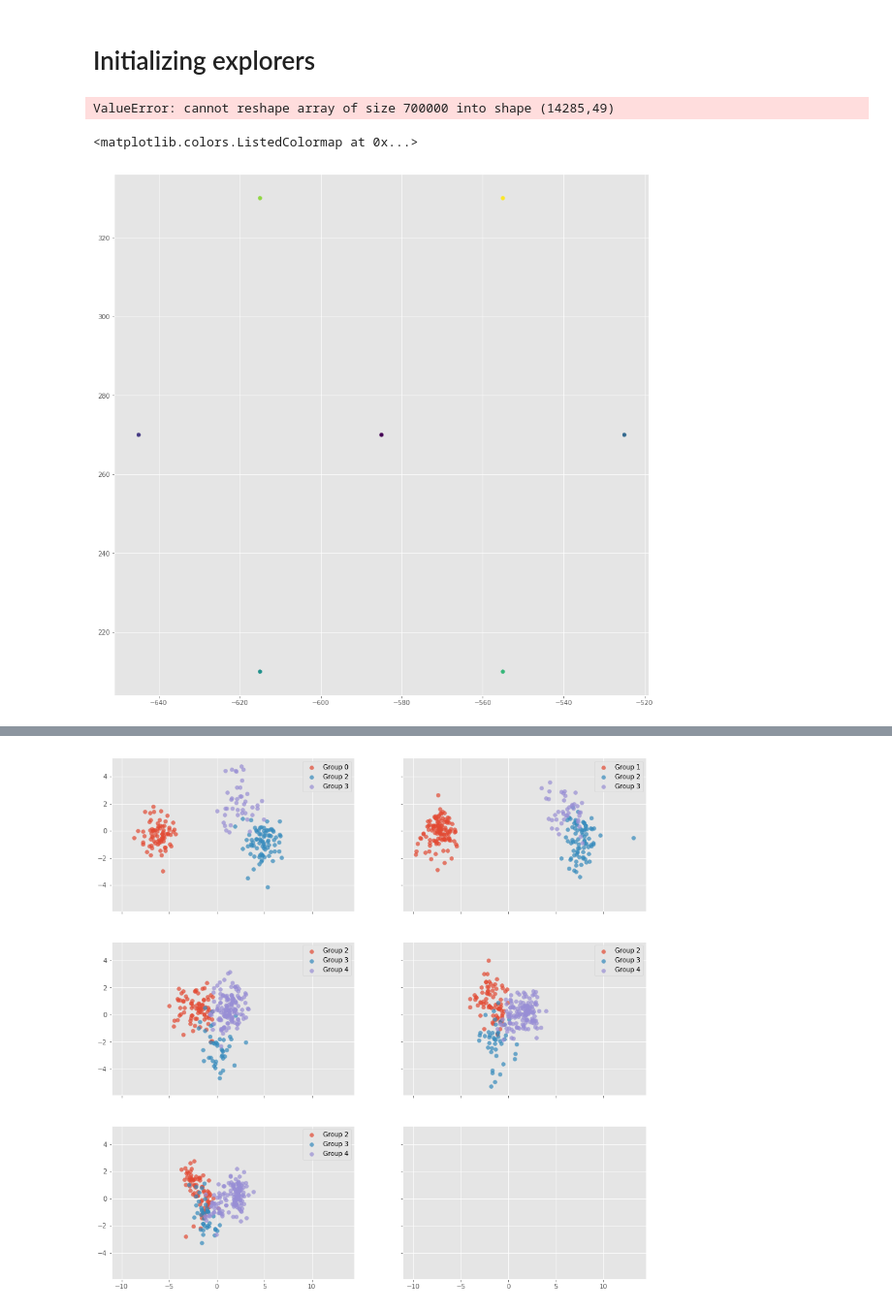
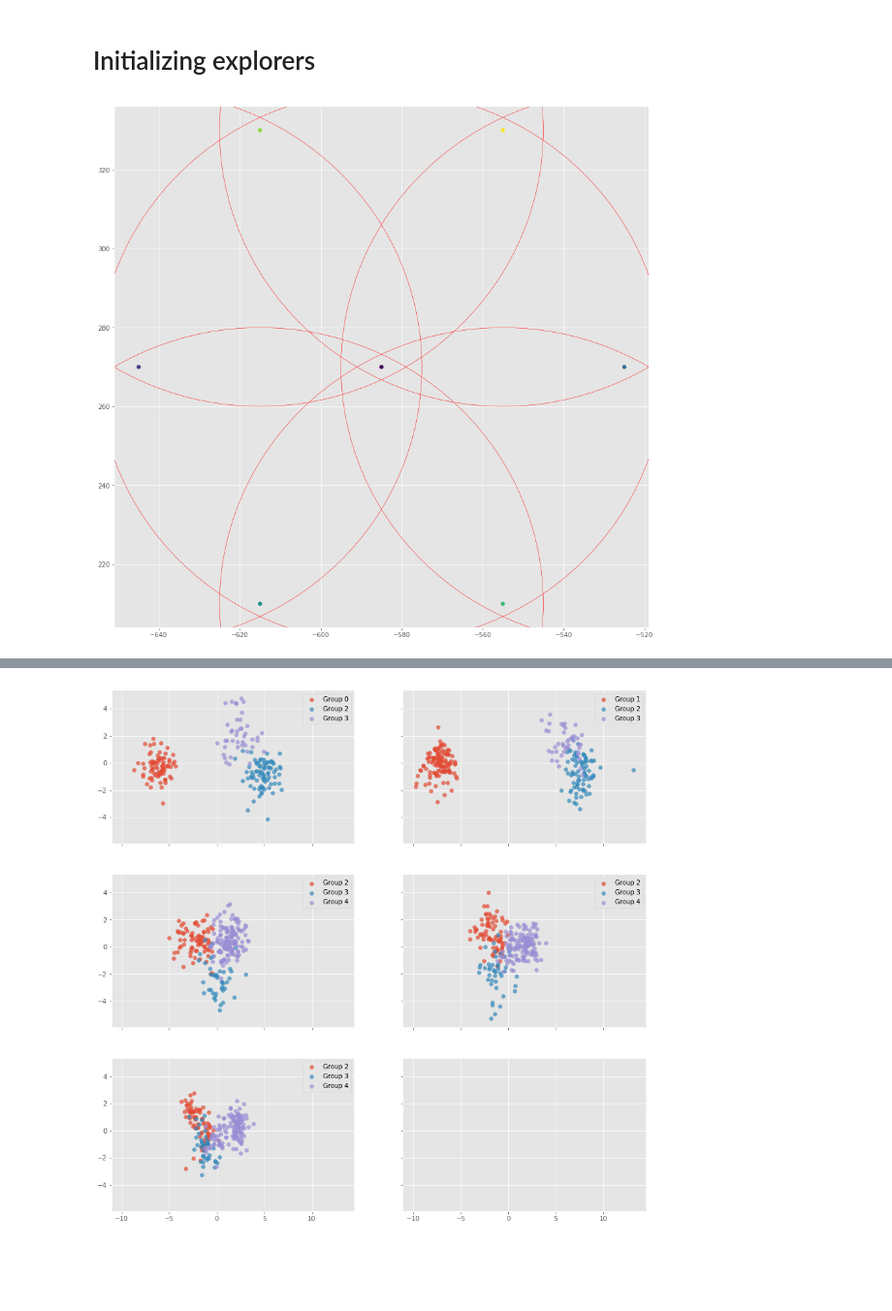
Before and after one commit to edublancas/neural-clustering, a Jupyter notebook: notebooks/cluster-evaluation.ipynb, the cells around one changed output, grey strips where cells are left out. Shown at 97% size. Saved outputs shown, nothing was run; the diff lists cells and outputs as text; code cells hidden in the pictures; blank space fills up the shorter version.

Commit message:
plotting function to explorer

```diff
--- a/notebooks/cluster-evaluation.ipynb
+++ b/notebooks/cluster-evaluation.ipynb
@@ -28,7 +28,7 @@ logging.basicConfig(level=logging.ERROR)
 # Loading configuration files and YASS output
 # %%
 # load configuration files
-cfg_yass = Config.from_yaml('../yass_config/local_49ch.yaml')
+cfg_yass = Config.from_yaml('../yass_config/local_100k.yaml')
 cfg = config.load('../config.yaml')
 # %%
 # load data generated from yass
@@ -67,5 +67,3 @@ explorer_train = SpikeTrainExplorer(templates,
                                     spike_train,
                                     explorer_rec,
                                     proj)
-# %% [output]
-ValueError: cannot reshape array of size 700000 into shape (14285,49)
@@ -74,8 +70,4 @@ cmap=plt.get_cmap()
-# %%
-plt.cm.get_cmap()
-# %% [output]
-<matplotlib.colors.ListedColormap at 0x...>
 # %%
-explorer_rec.plot_geometry(neighbor_radius=False)
+explorer_rec.plot_geometry(neighbor_radius=True)
 # %% [output]
-[figure, old version]
+[figure, new version]
```
Also changed, not shown: parts of 8 cells of this notebook, 1 other file.
